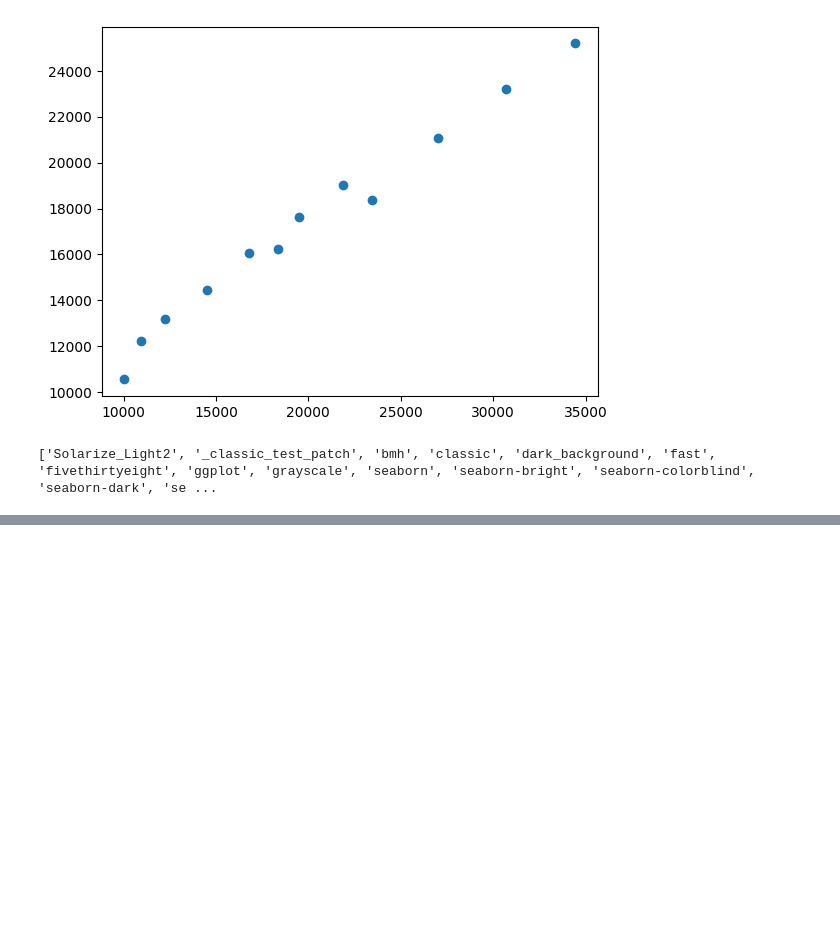
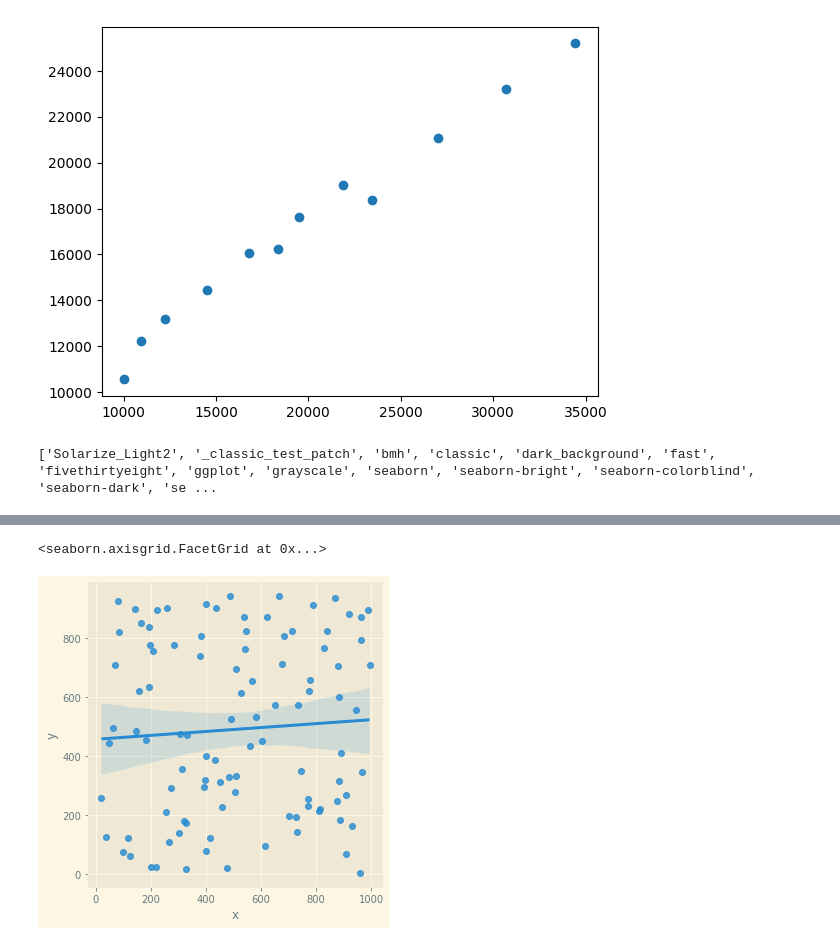
Before and after one commit to dyea21/practcomp, a Jupyter notebook: PracComp2022.ipynb, the cells around one changed output, grey strips where cells are left out. Saved outputs shown, nothing was run; the diff lists cells and outputs as text; code cells hidden in the pictures; blank space fills up the shorter version.

```diff
--- a/PracComp2022.ipynb
+++ b/PracComp2022.ipynb
@@ -602,0 +674,5 @@ print(plt.style.available)
+# %%
+sns.lmplot('x','y', data=rand_df)
+# %% [output]
+<seaborn.axisgrid.FacetGrid at 0x...>
+[figure, added]
```
Also changed, not shown: parts of 75 cells of this notebook.
